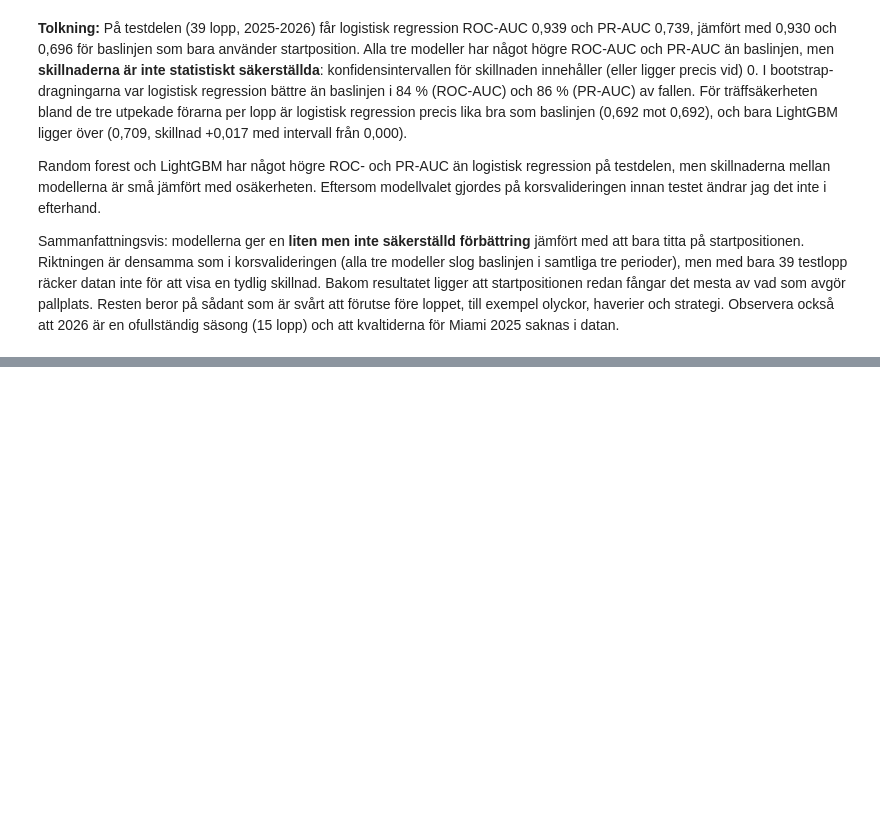
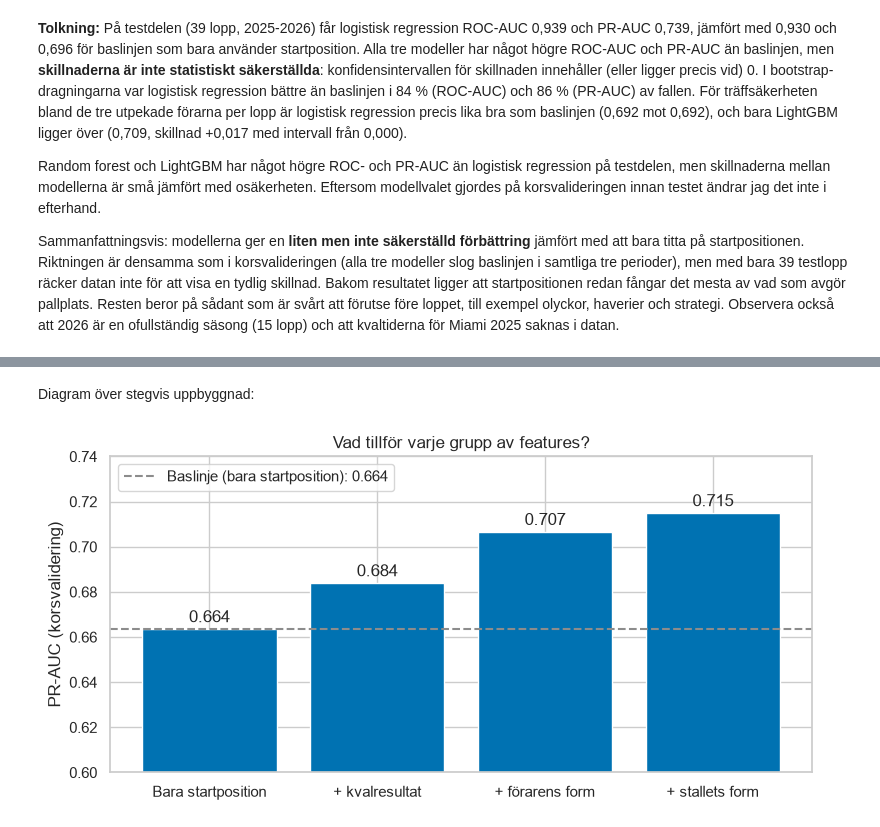
Before and after one commit to felixalfred/f1-podium-prediction, a Jupyter notebook: notebooks/f1_podium_prediction.ipynb, the cells around one changed output, grey strips where cells are left out. Saved outputs shown, nothing was run; the diff lists cells and outputs as text; code cells hidden in the pictures; blank space fills up the shorter version.

```diff
--- a/notebooks/f1_podium_prediction.ipynb
+++ b/notebooks/f1_podium_prediction.ipynb
@@ -1439,0 +1639,22 @@ Sammanfattningsvis: modellerna ger en **liten men inte säkerställd förbättri
+# %% [markdown]
+Diagram över stegvis uppbyggnad:
+# %%
+baseline_cv = np.mean([average_precision_score(y_dev.iloc[va], -dev["grid_adj"].iloc[va])
+                       for _, va in cv_splits])
+
+fig, ax = plt.subplots(figsize=(8, 4))
+ax.bar(ablation.index, ablation["cv_pr_auc"], color=colors["Logistisk regression"])
+ax.axhline(baseline_cv, color=colors["Baslinje: startposition"], linestyle="--",
+           label=f"Baslinje (bara startposition): {baseline_cv:.3f}")
+
+for i, v in enumerate(ablation["cv_pr_auc"]):
+    ax.text(i, v + 0.003, f"{v:.3f}", ha="center")
+
+ax.set_ylim(0.6, 0.74)
+ax.set_ylabel("PR-AUC (korsvalidering)")
+ax.set_title("Vad tillför varje grupp av features?")
+ax.legend(loc="upper left")
+plt.tight_layout()
+plt.show()
+# %% [output]
+[figure, added]
```
Also changed, not shown: parts of 16 cells of this notebook.
